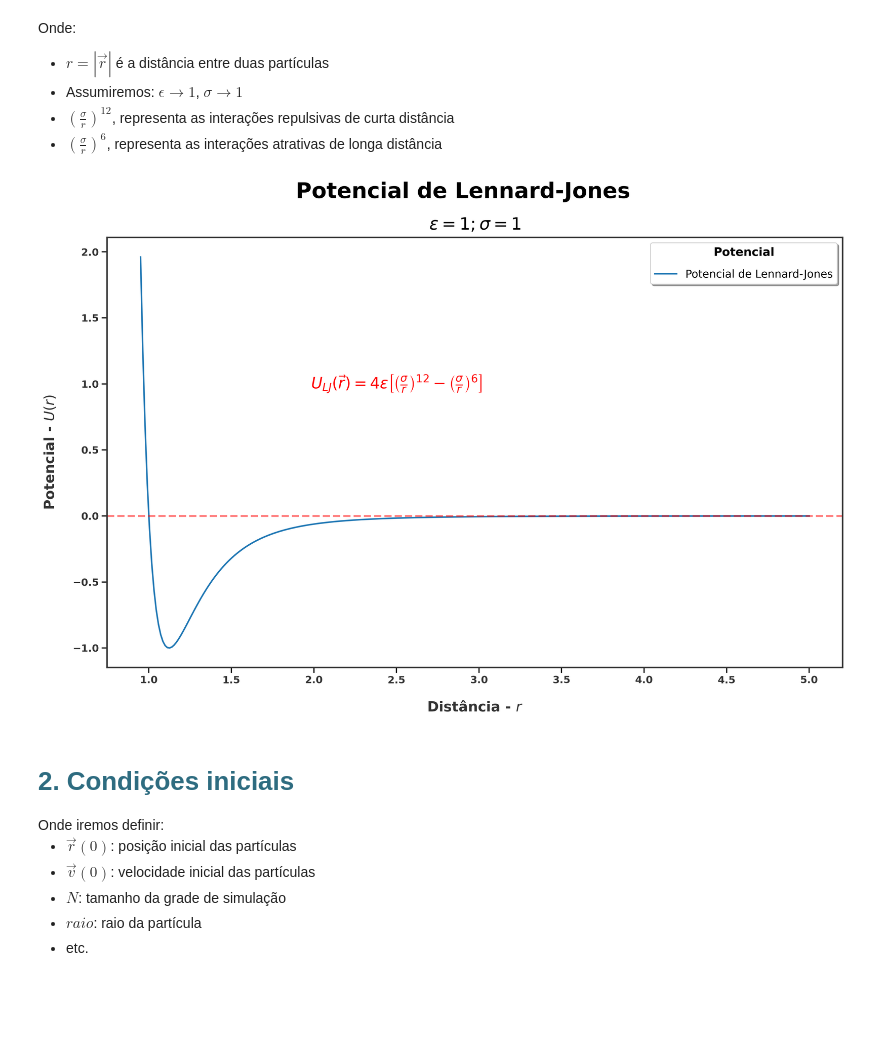
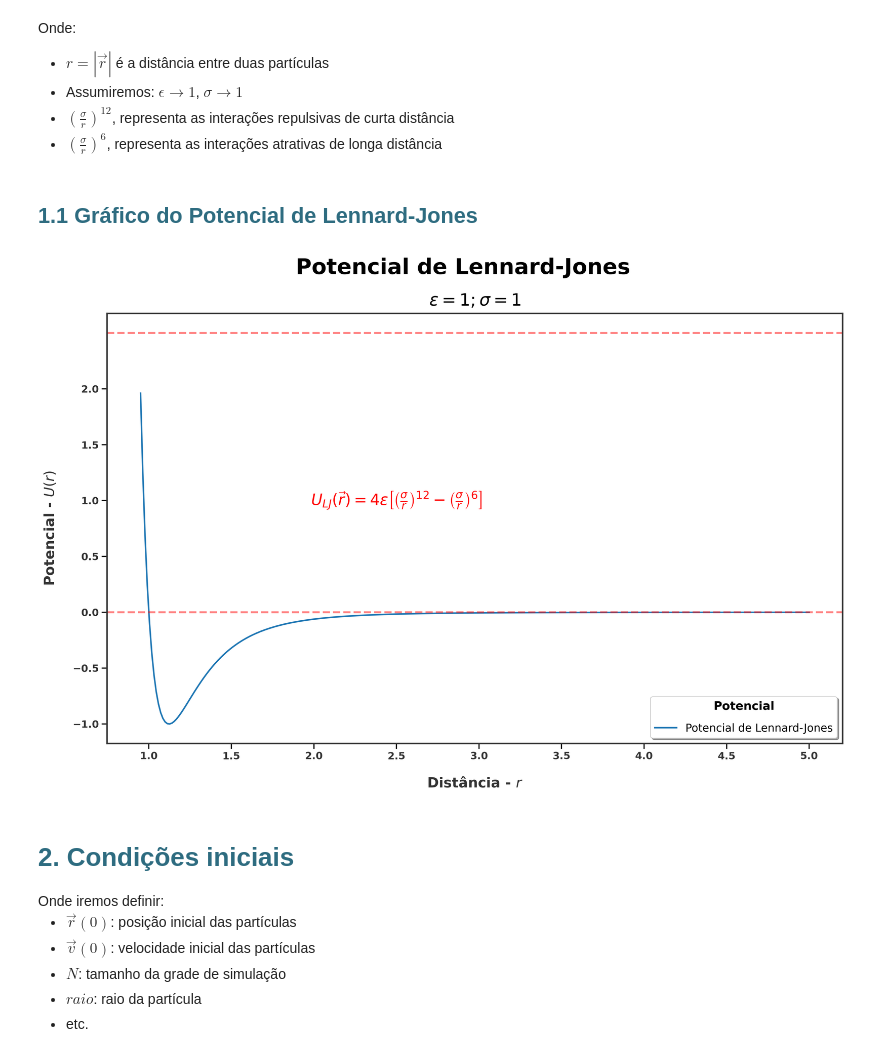
Before and after one commit to rogerioribeiromacedo/quimica_computacional, a Jupyter notebook: simulando_particulas/simulando_particulas.ipynb, the cells around one changed output. Cells and saved outputs as stored; diff of their text form; code cells hidden in the pictures; blank space fills up the shorter version.

```diff
--- a/simulando_particulas/simulando_particulas.ipynb
+++ b/simulando_particulas/simulando_particulas.ipynb
@@ -19,9 +19,15 @@ Onde:
 * $(\frac{\sigma}{r})^{12}$, representa as interações repulsivas de curta distância
 * $(\frac{\sigma}{r})^6$, representa as interações atrativas de longa distância
 # %%
+
 def calc_potencial_lj(r, epsilon = 1, sigma = 1):
+    """
+    Calcula o potencial de Lennard-Jones.
+    """
     # lista com os valores do potencial de Lennard-Jones para cada distância entre duas partículas
     ulj = []
+
+    # Loop de distâncias (geral)
     for i in r:
         vlr_ulj = (4*epsilon)*( ((sigma / i)**12) - ((sigma / i)**6) )
         ulj.append(vlr_ulj)
@@ -31,14 +37,16 @@ def calc_potencial_lj(r, epsilon = 1, sigma = 1):
 # Vetor de distância
 r = []
 r = np.linspace(0.95, 5, 300)
+
 # Vetor de potencial LJ
 ulj = []
 ulj = calc_potencial_lj(r)
+
+# Distância de corte a ser usada
+rc = 2.5
+# %% [markdown]
+<h2 style="color: #2e6c80;">1.1 Gráfico do Potencial de Lennard-Jones</h2>
 # %%
-#
-# Gráfico
-#
-
 # subplots(linhas, colunas, tamanho figura=largura e altura em polegadas )
 fig, ax = plt.subplots(1, 1, figsize=(17, 10))
 
@@ -90,37 +98,37 @@ ax.set_ylabel('Potencial - $U(r)$',
              color = '0.2', labelpad = 20)
 ax.set_xlabel('Distância - $r$',
               fontsize = 18, weight = 'bold',
               color = '0.2', labelpad = 20)
 
 sns.move_legend(ax, "best",
                 # bbox_to_anchor=(1, 1),
                 fancybox = True,
                 shadow = True,
                 fontsize = 14,
                 title = "Potencial",
                 title_fontsize = 15,
                 title_fontweight = 'bold',
                 labelspacing = 1)
 
-# Linha de marcação para o volume de equivalência (ou seja, o PE)
-#plt.axvline(0.050, color='r', ls="--", alpha=0.5, linewidth=2.5)
+# Linha de marcação para o raio de corte
+plt.axhline(rc, color='r', ls="--", alpha=0.5, linewidth=2.5)
 
-# Linha de marcação e texto para o pH do volume de equivalência (ou seja, o PE)
+# Linha de marcação do valor zero e exibe texto da equação usada
 texto = r'$U_{LJ}(\vec r) = 4 \epsilon \left[ \left( \frac{\sigma}{r}\right)^{12} - \left( \frac{\sigma}{r}\right)^{6} \right]$'
 plt.axhline(0, color='r', ls="--", alpha=0.5, linewidth=2.5)
 ax.text(2.5, 1.0, texto, color='red', horizontalalignment='center', verticalalignment='center', fontsize=20, fontweight='bold')
 
 # Salvando gráfico
 plt.savefig('potencial_lennard_jones.PNG', bbox_inches = 'tight', dpi =250, facecolor = ax.get_facecolor())
 #plt.cla()
 
 # Fechando
 # plt.close(fig)
 
 # Show
 plt.show()
 # %% [output]
-[figure, old version]
+[figure, new version]
 # %% [markdown]
 <h1 style="color: #2e6c80;">2. Condições iniciais</h1>
 Onde iremos definir:<br/>
```
Also changed, not shown: parts of 2 cells of this notebook, 9 other files.
